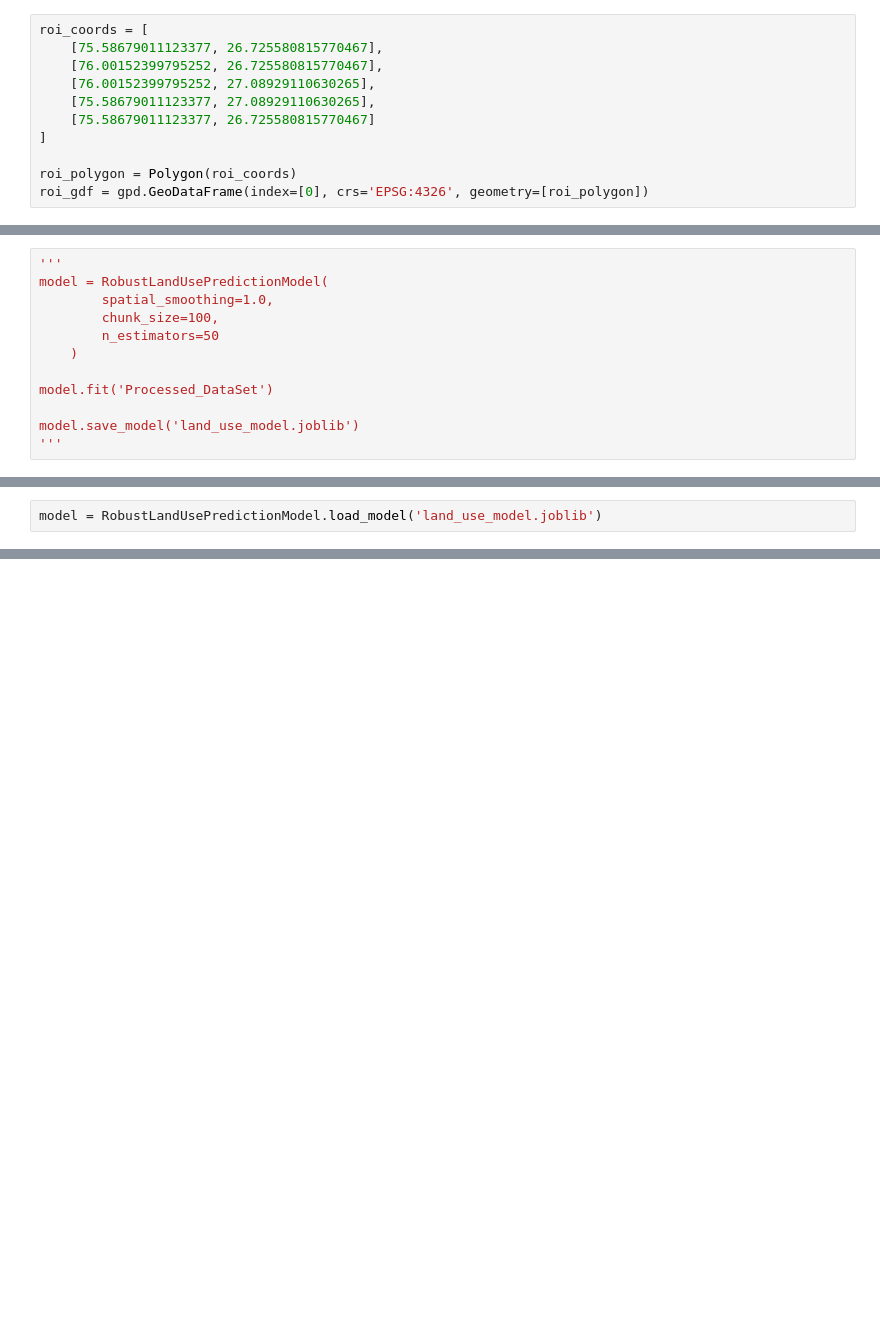
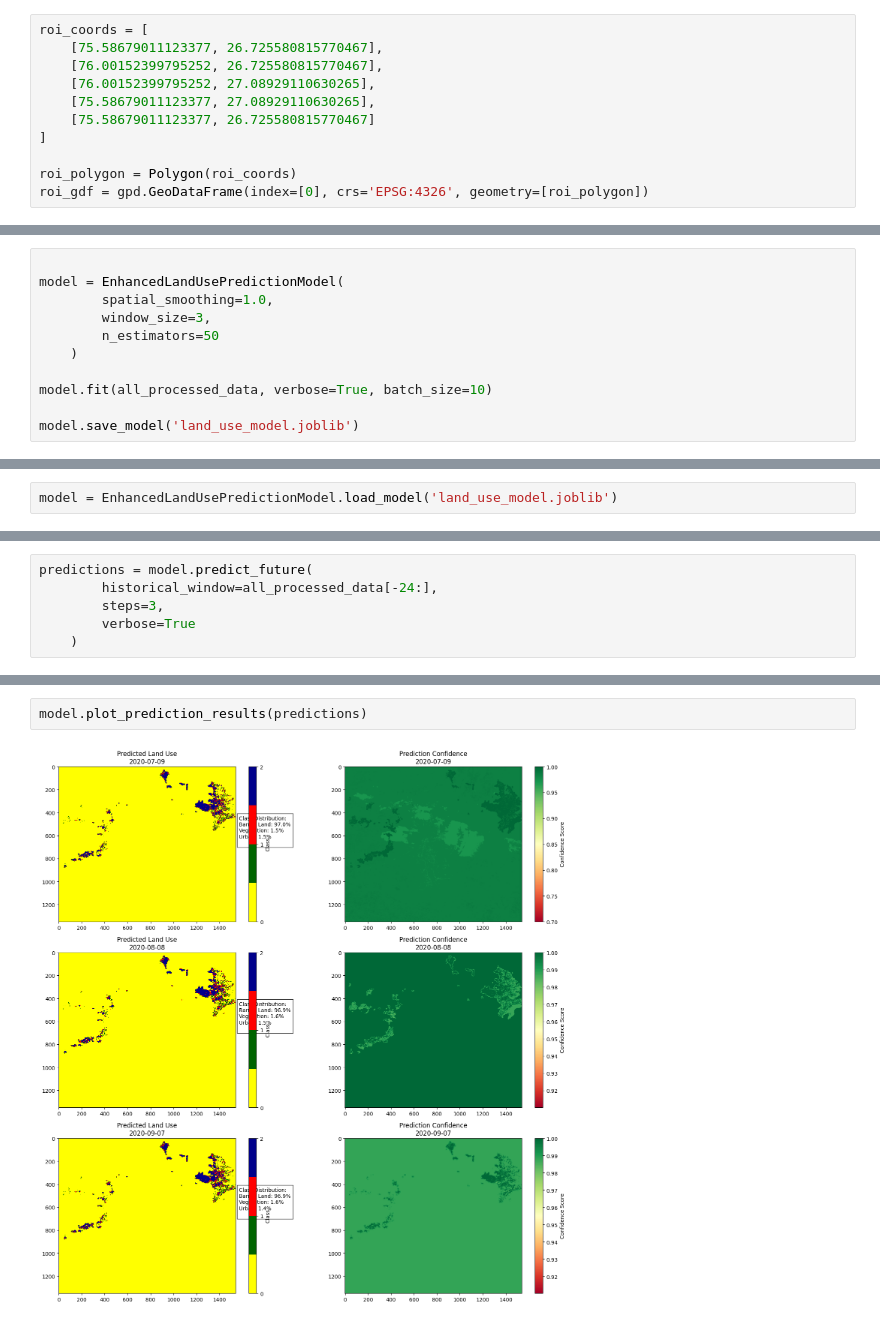
Before and after one commit to imranadas/CE712-Project---Integrating-AI-with-Remote-Sensing-for-Predictive-Land-Use-Change-Models, a Jupyter notebook: code.ipynb, the cells around one changed output, grey strips where cells are left out. Saved outputs shown, nothing was run; the diff lists cells and outputs as text; blank space fills up the shorter version.

```diff
--- a/code.ipynb
+++ b/code.ipynb
@@ -46,12 +58,11 @@ Map
 # %%
-'''
-model = RobustLandUsePredictionModel(
+
+model = EnhancedLandUsePredictionModel(
         spatial_smoothing=1.0,
-        chunk_size=100,
+        window_size=3,
         n_estimators=50
     )
 
-model.fit('Processed_DataSet')
+model.fit(all_processed_data, verbose=True, batch_size=10)
 
 model.save_model('land_use_model.joblib')
-'''
@@ -58,2 +87,2 @@ model.save_model('land_use_model.joblib')
 # %%
-model = RobustLandUsePredictionModel.load_model('land_use_model.joblib')
+model = EnhancedLandUsePredictionModel.load_model('land_use_model.joblib')
@@ -112,0 +91,6 @@ else:
+# %%
+predictions = model.predict_future(
+        historical_window=all_processed_data[-24:],
+        steps=3,
+        verbose=True
+    )
@@ -112,0 +115,4 @@ else:
+# %%
+model.plot_prediction_results(predictions)
+# %% [output]
+[figure, added]
```
Also changed, not shown: parts of 24 cells of this notebook, 3 other files.
